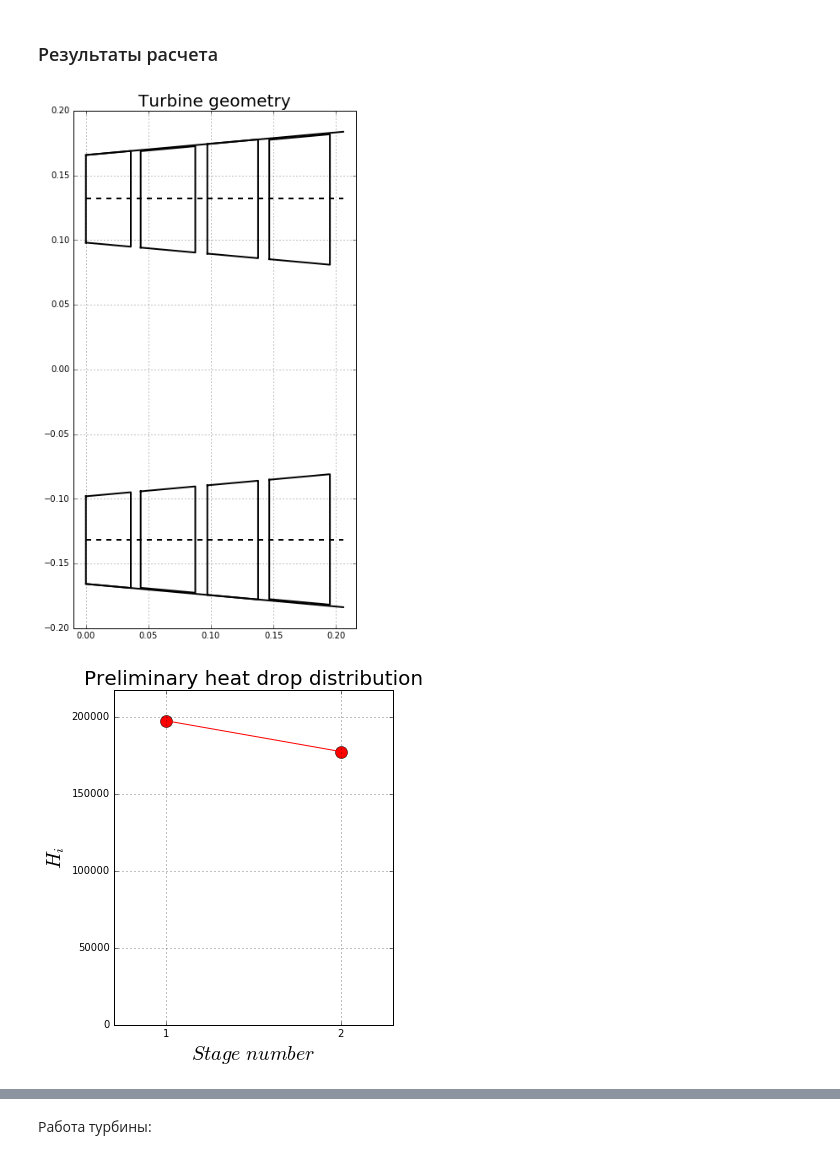
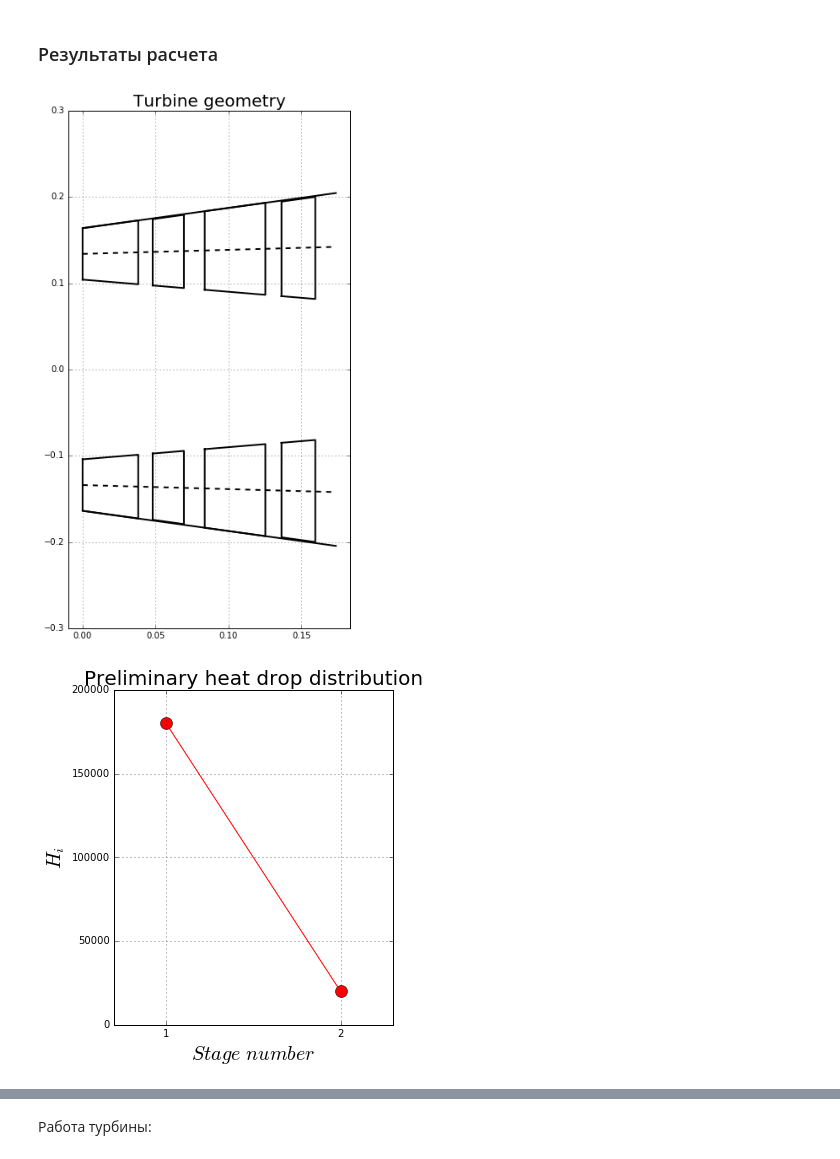
Before and after one commit to las-palmas1/turbine_calculation, a Jupyter notebook: average_streamline_calculation.ipynb, the cells around one changed output, grey strips where cells are left out. Drawn from its saved outputs; the diff is of its cells as text; code cells hidden in the pictures.

```diff
--- a/average_streamline_calculation.ipynb
+++ b/average_streamline_calculation.ipynb
@@ -25,48 +25,54 @@ my_engine_cycle.power_turbine.output.output_frame.round({'H_turb_stag': -3, 'L_t
 ### Задание исходных параметров для расчета турбины
 # %%
 deg = np.pi / 180
-power_turbine = Turbine(TurbineType.Power, gamma_av=0 * deg, gamma_sum=10*deg)
+power_turbine = Turbine(TurbineType.Power, gamma_in=8 * deg, gamma_out=13.2*deg)
 # %%
 power_turbine.G_turbine = my_engine_cycle.combustion_chamber.output.g_gas[0] * my_engine_cycle.G_air[0]
 power_turbine.stage_number = 2
 power_turbine.H_t_stag_cycle = my_engine_cycle.power_turbine.output.H_turb_stag[0]
 power_turbine.eta_t_stag_cycle = my_engine_cycle.power_turbine.output.eta_turb_stag[0]
 power_turbine.n_rel = 0.9
-power_turbine.sigma_l = 200e6
+power_turbine.sigma_l = 260e6
 power_turbine.p_g_stag = my_engine_cycle.power_turbine.input.p_in_stag[0]
 power_turbine.T_g_stag = my_engine_cycle.power_turbine.input.T_in_stag[0]
 power_turbine.p_t_stag_cycle = my_engine_cycle.power_turbine.input.p_out_stag[0]
 power_turbine.T_t_stag_cycle = my_engine_cycle.power_turbine.output.T_out_stag[0]
 power_turbine.alpha_air = my_engine_cycle.combustion_chamber.output.alpha[0]
 power_turbine.L_t_cycle = my_engine_cycle.power_turbine.output.L_turb[0]
-power_turbine.l1_D1_ratio = 1 / 3.5
-power_turbine.H01_init = 0.7 * my_engine_cycle.power_turbine.output.H_turb_stag[0]
+power_turbine.l1_D1_ratio = 0.285
+power_turbine.H01_init = 180e3
 power_turbine.c21_init = 200
-power_turbine.alpha11 = 18 * deg
+power_turbine.alpha11 = 16 * deg
+power_turbine.rho1 = 0.1
 # %%
-power_turbine.geom[0].delta_a_b_sa_ratio = 0.22
-power_turbine.geom[0].delta_a_b_rk_ratio = 0.22
-power_turbine.geom[0].l1_b_sa_ratio = 2.1
-power_turbine.geom[0].l2_b_rk_ratio = 1.9
-power_turbine.geom[1].delta_a_b_sa_ratio = 0.22
-power_turbine.geom[1].delta_a_b_rk_ratio = 0.22
-power_turbine.geom[1].l1_b_sa_ratio = 2.3
-power_turbine.geom[1].l2_b_rk_ratio = 2.1
+power_turbine.geom[0].delta_a_b_sa_ratio = 7 / 27
+power_turbine.geom[0].delta_a_b_rk_ratio = 10 / 15
+power_turbine.geom[0].l1_b_sa_ratio = 55 / 27
+power_turbine.geom[0].l2_b_rk_ratio = 60 / 15
+power_turbine.geom[1].delta_a_b_sa_ratio = 8 / 30
+power_turbine.geom[1].delta_a_b_rk_ratio = 11 / 18
+power_turbine.geom[1].l1_b_sa_ratio = 80 / 30
+power_turbine.geom[1].l2_b_rk_ratio = 93 / 18
 # %% [markdown]
 ### Результаты расчета
 # %%
-power_turbine.compute_geometry()
-power_turbine.set_rho()
+power_turbine.compute_geometry(compute_heat_drop_auto=False)
+power_turbine.geom[0].H0 = 180e3
+power_turbine.geom[1].H0 = 20e3
+power_turbine.geom[0].rho = 0.1
+power_turbine.geom[1].rho = 0.1
 power_turbine.compute_stages_gas_dynamics()
 power_turbine.compute_integrate_turbine_parameters()
+st1 = power_turbine[0]
+st2 = power_turbine[1]
 power_turbine.save()
 power_turbine.geom.plot_geometry(figsize=(6, 11))
 # %% [output]
-[figure, old version]
+[figure, new version]
 # %%
 power_turbine.geom.plot_heat_drop_distribution(figsize=(5, 6))
 # %% [output]
-[figure, old version]
+[figure, new version]
 # %%
 for num, item in enumerate(power_turbine):
     item.plot_velocity_triangle('Stage %s' % (num + 1), figsize=(5, 5))
```
Also changed, not shown: parts of 11 cells of this notebook, 1 other file.
